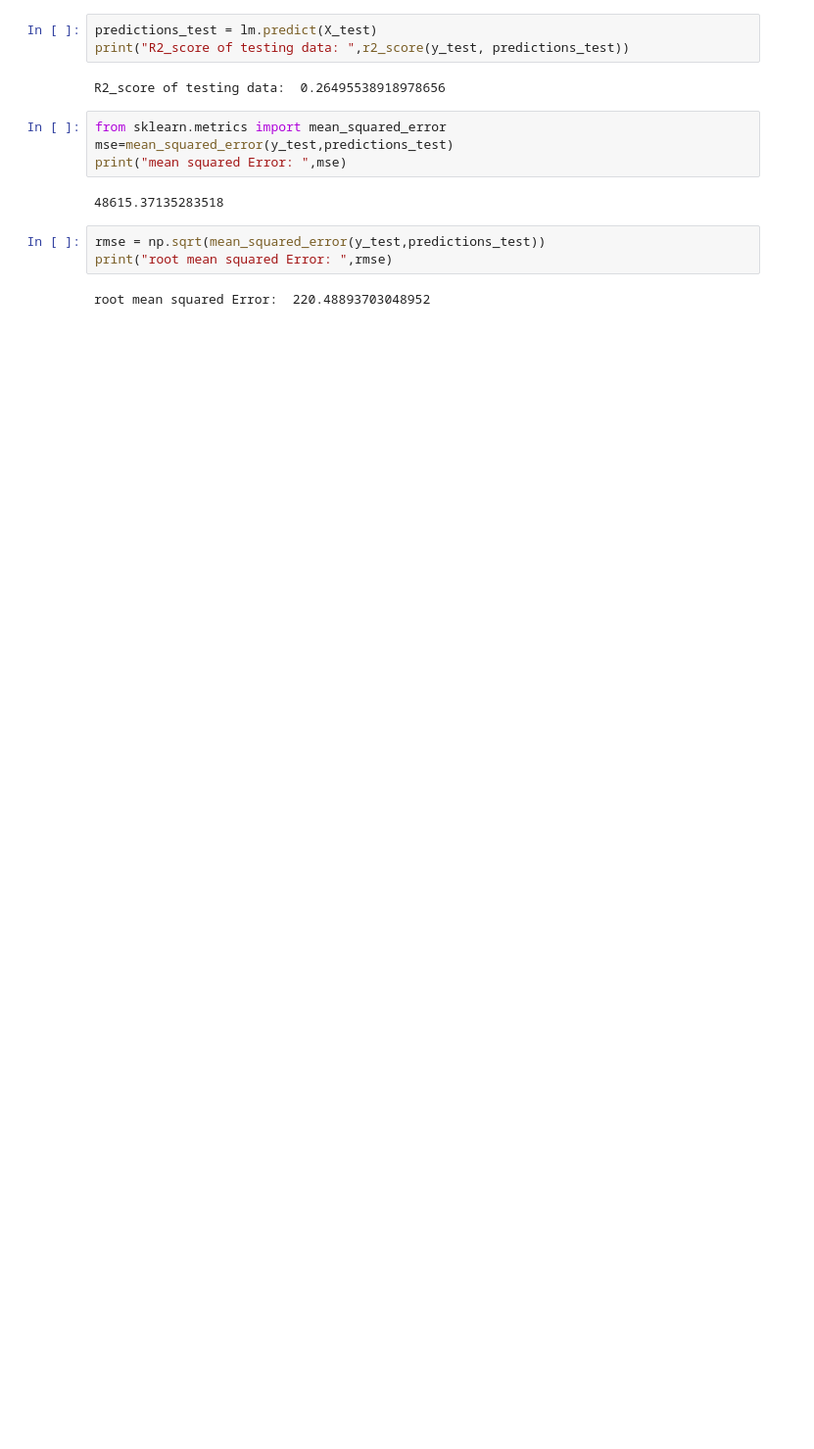
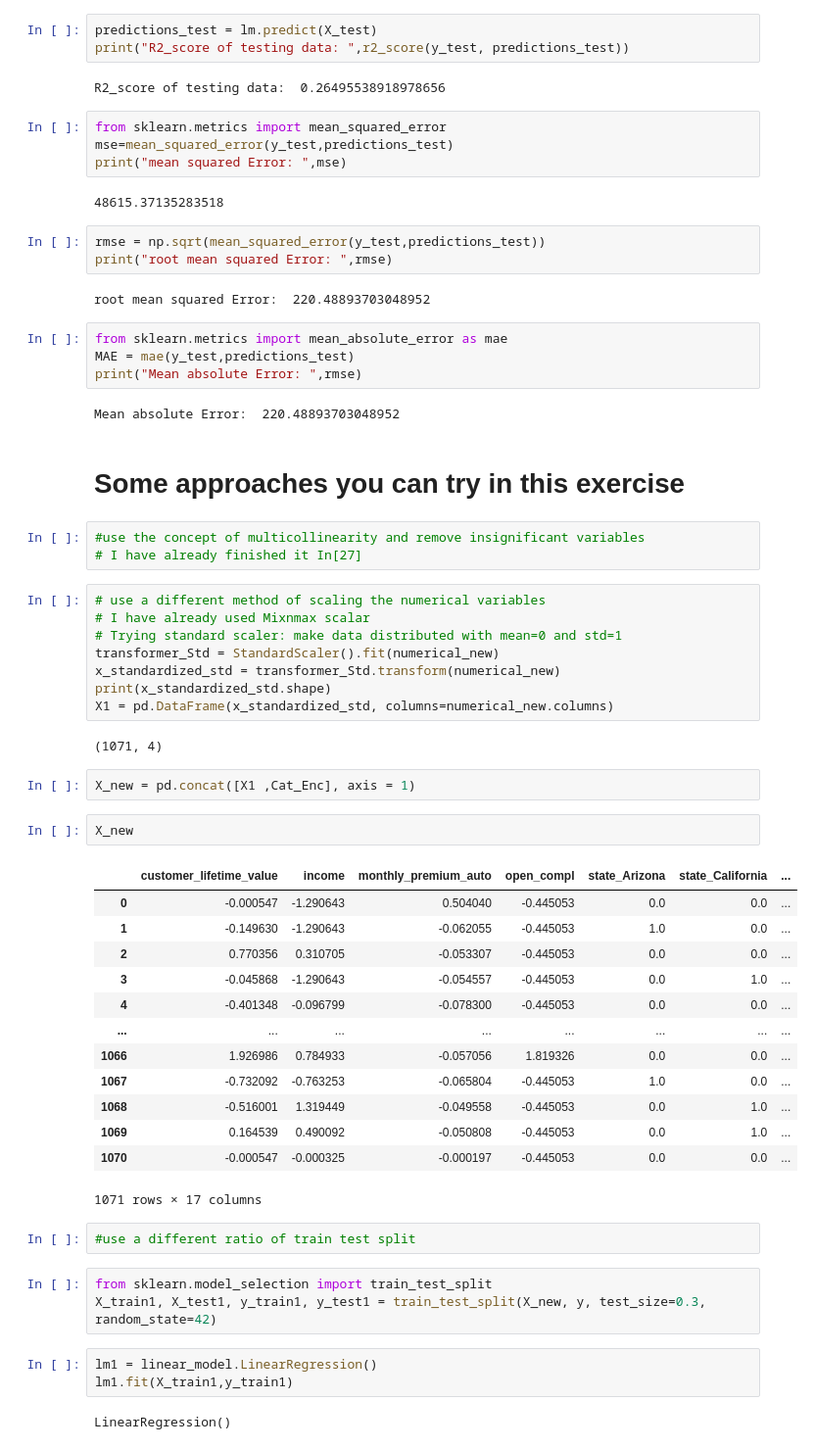
Before and after one commit to tejaldbhatti/lab-dw-data-cleaning-and-formatting, a Jupyter notebook: lab-dw-data-cleaning-and-formatting.ipynb, the cells around one changed output. Shown at 98% size. Drawn from its saved outputs; the diff is of its cells as text; blank space fills up the shorter version.

```diff
--- a/lab-dw-data-cleaning-and-formatting.ipynb
+++ b/lab-dw-data-cleaning-and-formatting.ipynb
@@ -621,3 +621,52 @@ rmse = np.sqrt(mean_squared_error(y_test,predictions_test))
 print("root mean squared Error: ",rmse)
 # %% [output]
 root mean squared Error:  220.48893703048952
+# %%
+from sklearn.metrics import mean_absolute_error as mae
+MAE = mae(y_test,predictions_test)
+print("Mean absolute Error: ",rmse)
+# %% [output]
+Mean absolute Error:  220.48893703048952
+# %% [markdown]
+# Some approaches you can try in this exercise
+# %%
+#use the concept of multicollinearity and remove insignificant variables
+# I have already finished it In[27]
+# %%
+# use a different method of scaling the numerical variables
+# I have already used Mixnmax scalar
+# Trying standard scaler: make data distributed with mean=0 and std=1
+transformer_Std = StandardScaler().fit(numerical_new)
+x_standardized_std = transformer_Std.transform(numerical_new)
+print(x_standardized_std.shape)
+X1 = pd.DataFrame(x_standardized_std, columns=numerical_new.columns)
+# %% [output]
+(1071, 4)
+# %%
+X_new = pd.concat([X1 ,Cat_Enc], axis = 1)
+# %%
+X_new
+# %% [output]
+|  | customer_lifetime_value | income | monthly_premium_auto | open_compl | state_Arizona | state_California | ... |
+| 0 | -0.000547 | -1.290643 | 0.504040 | -0.445053 | 0.0 | 0.0 | ... |
+| 1 | -0.149630 | -1.290643 | -0.062055 | -0.445053 | 1.0 | 0.0 | ... |
+| 2 | 0.770356 | 0.310705 | -0.053307 | -0.445053 | 0.0 | 0.0 | ... |
+| 3 | -0.045868 | -1.290643 | -0.054557 | -0.445053 | 0.0 | 1.0 | ... |
+| 4 | -0.401348 | -0.096799 | -0.078300 | -0.445053 | 0.0 | 0.0 | ... |
+| ... | ... | ... | ... | ... | ... | ... | ... |
+| 1066 | 1.926986 | 0.784933 | -0.057056 | 1.819326 | 0.0 | 0.0 | ... |
+| 1067 | -0.732092 | -0.763253 | -0.065804 | -0.445053 | 1.0 | 0.0 | ... |
+| 1068 | -0.516001 | 1.319449 | -0.049558 | -0.445053 | 0.0 | 1.0 | ... |
+| 1069 | 0.164539 | 0.490092 | -0.050808 | -0.445053 | 0.0 | 1.0 | ... |
+| 1070 | -0.000547 | -0.000325 | -0.000197 | -0.445053 | 0.0 | 0.0 | ... |
+1071 rows × 17 columns
+# %%
+#use a different ratio of train test split
+# %%
+from sklearn.model_selection import train_test_split
+X_train1, X_test1, y_train1, y_test1 = train_test_split(X_new, y, test_size=0.3, random_state=42)
+# %%
+lm1 = linear_model.LinearRegression()
+lm1.fit(X_train1,y_train1)
+# %% [output]
+LinearRegression()
```
Also changed, not shown: parts of 2 cells of this notebook.
